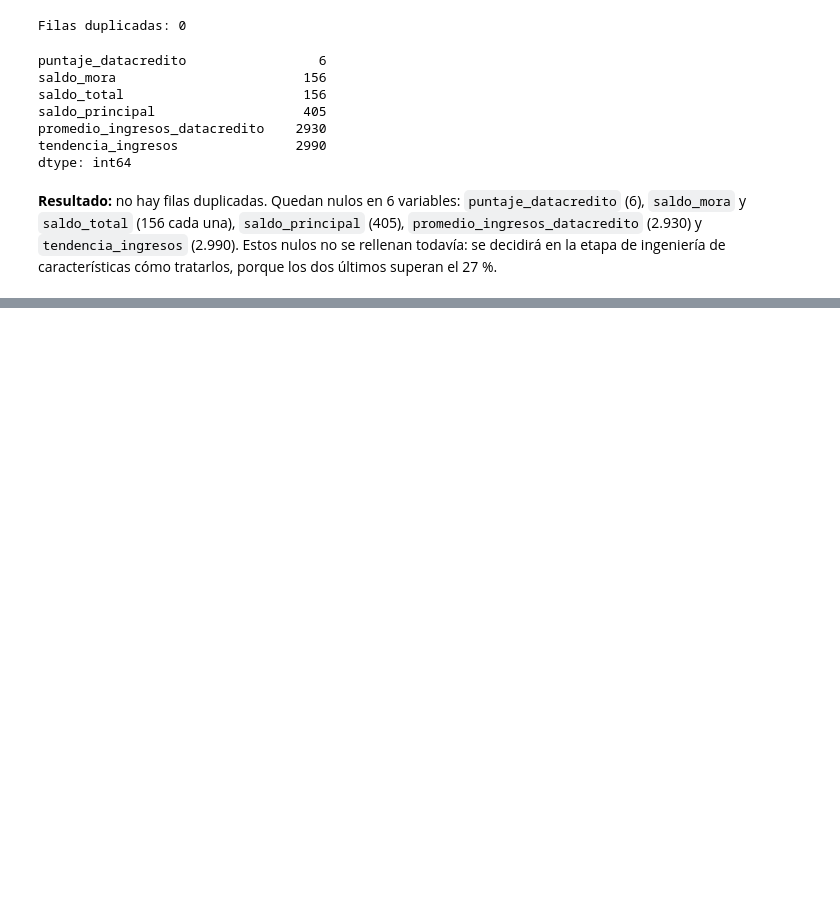
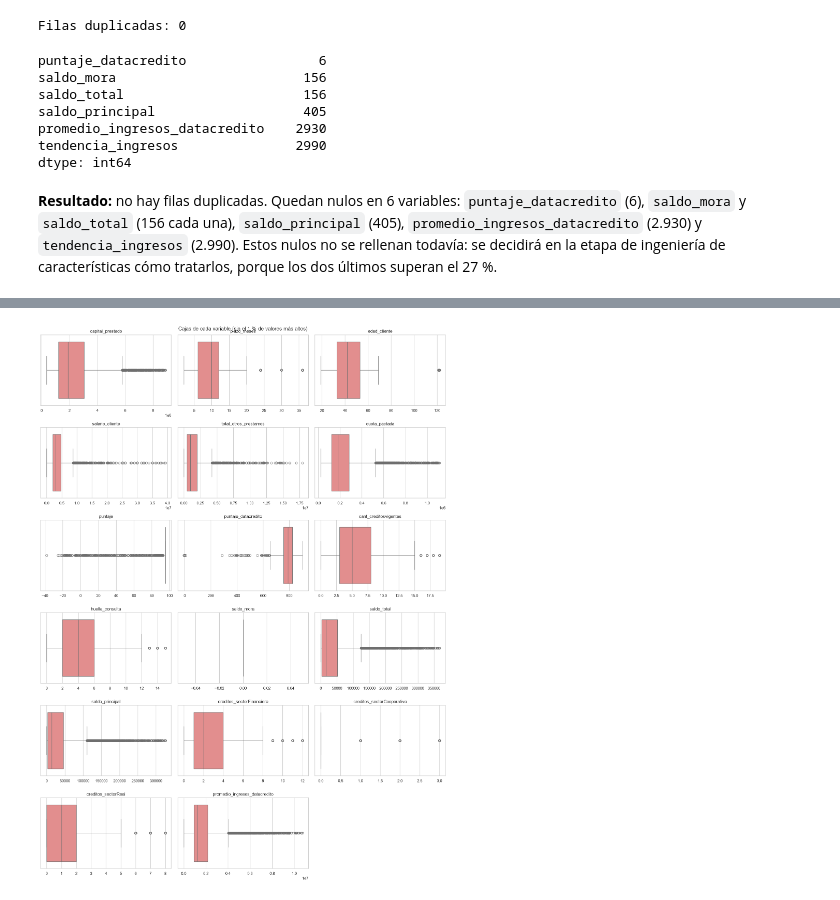
Before and after one commit to jullsm038/Trabajo-final-ML, a Jupyter notebook: mlops_pipeline/comprension_eda.ipynb, the cells around one changed output, grey strips where cells are left out. Cells and saved outputs as stored; diff of their text form; code cells hidden in the pictures; blank space fills up the shorter version.

```diff
--- a/mlops_pipeline/comprension_eda.ipynb
+++ b/mlops_pipeline/comprension_eda.ipynb
@@ -194,0 +336,16 @@ dtype: int64
+# %%
+fig, axes = plt.subplots(6, 3, figsize=(16, 22))
+axes = axes.flatten()
+for i, c in enumerate(columnas_numericas):
+    serie = df[c].dropna()
+    serie = serie[serie <= serie.quantile(0.99)]
+    sns.boxplot(x=serie, ax=axes[i], color="lightcoral")
+    axes[i].set_title(c)
+    axes[i].set_xlabel("")
+for j in range(len(columnas_numericas), len(axes)):
+    axes[j].axis("off")
+plt.suptitle("Cajas de cada variable (sin el 1 % de valores más altos)")
+plt.tight_layout()
+plt.show()
+# %% [output]
+[figure, added]
```
Also changed, not shown: parts of 22 cells of this notebook.
